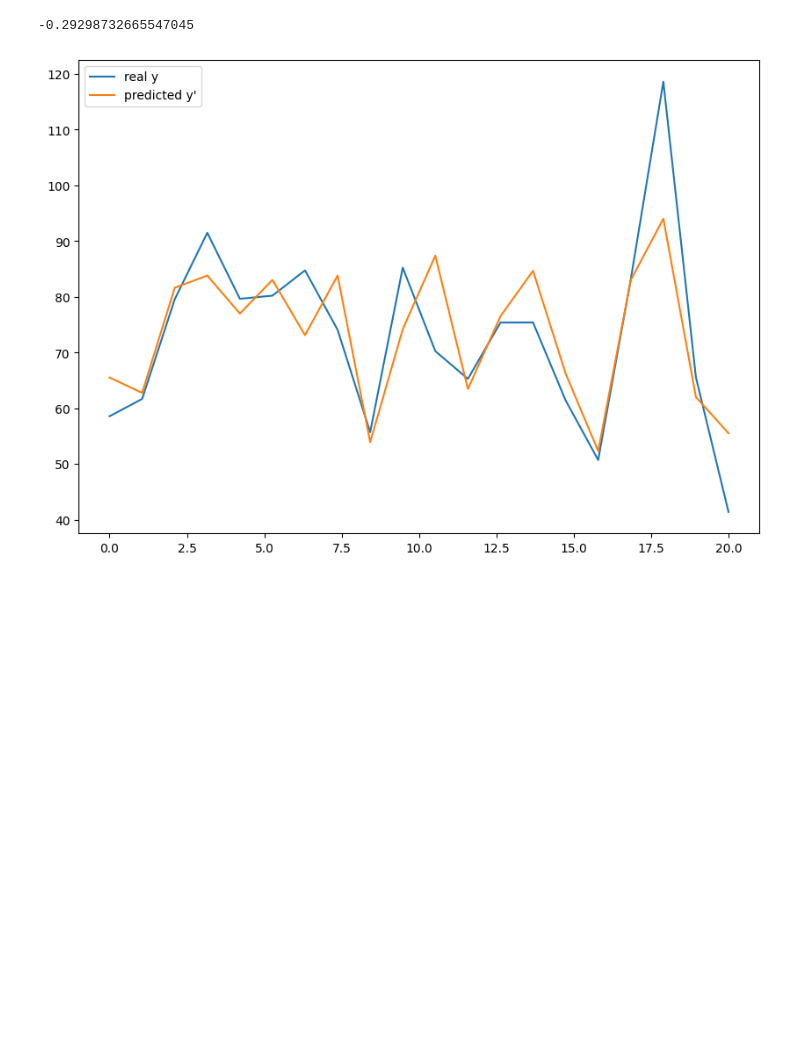
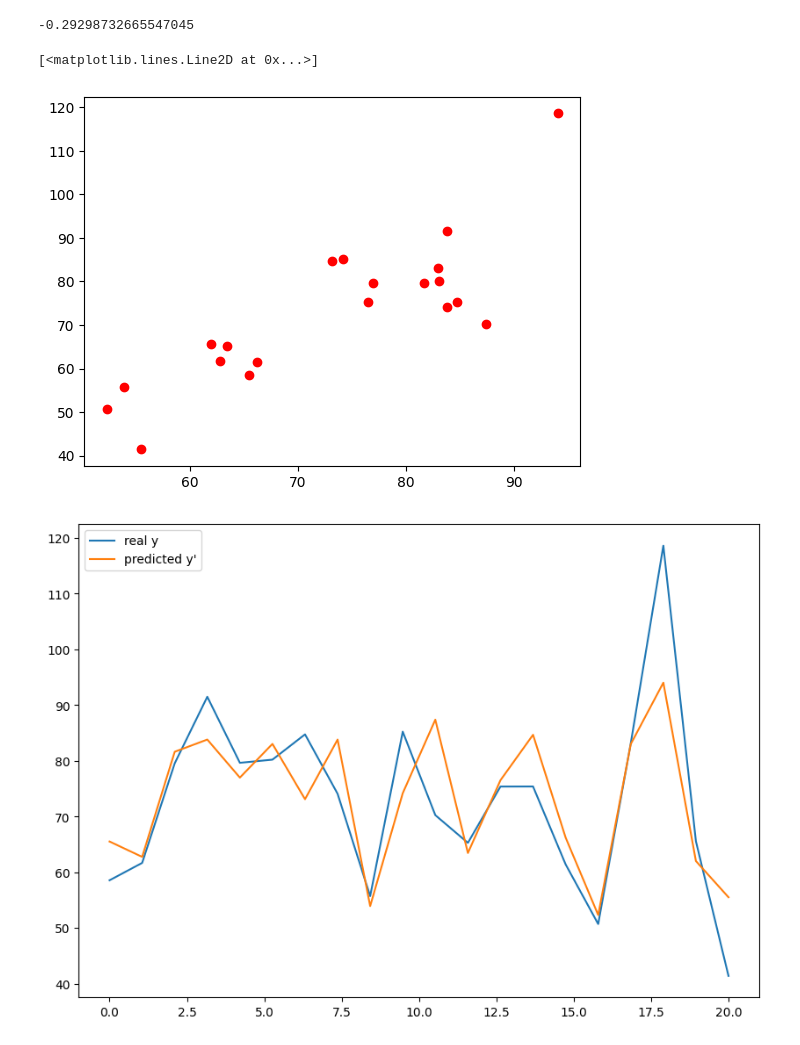
Before and after one commit to theredsilva/FISTIC2024, a Jupyter notebook: Less02/02_IntroRegressioneasy.ipynb, the cells around one changed output. Saved outputs shown, nothing was run; the diff lists cells and outputs as text; code cells hidden in the pictures; blank space fills up the shorter version.

```diff
--- a/Less02/02_IntroRegressioneasy.ipynb
+++ b/Less02/02_IntroRegressioneasy.ipynb
@@ -331,6 +331,11 @@ res_df
 res_df['error'].mean()
 # %% [output]
 -0.29298732665547045
+# %%
+plt.plot(y_pred, y_test,'or')
+# %% [output]
+[<matplotlib.lines.Line2D at 0x...>]
+[figure, added]
 # %%
 length = y_pred.shape[0] #
 x = np.linspace(0,length,length)
```
Also changed, not shown: parts of 11 cells of this notebook, 2 other files.
